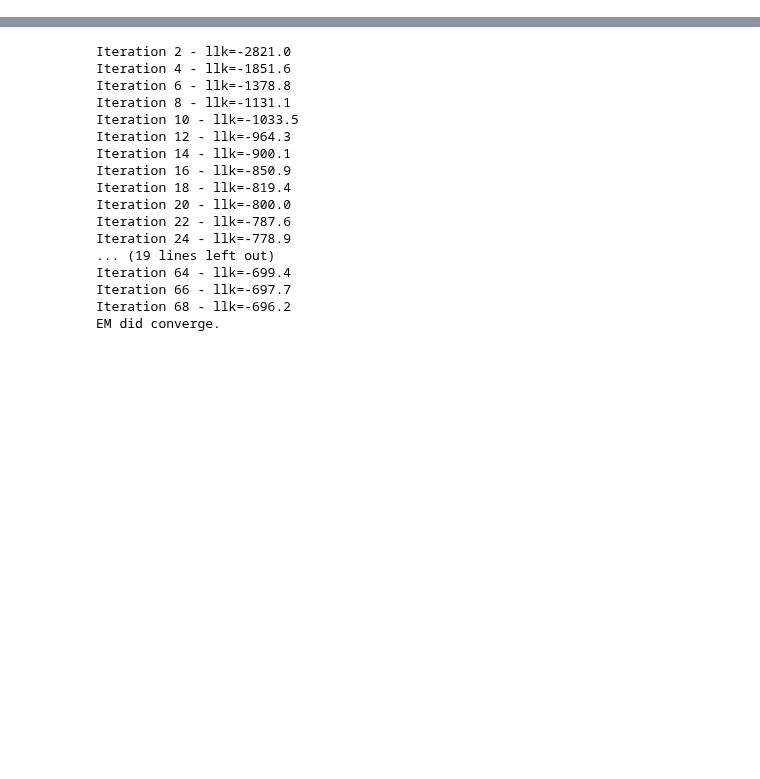
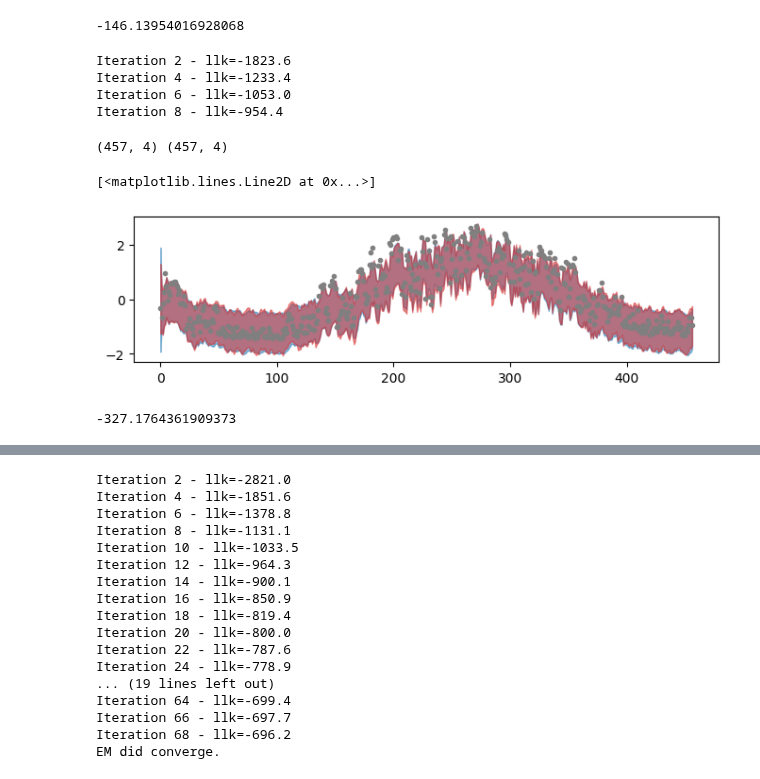
Before and after one commit to christiando/gaussian-toolbox, a Jupyter notebook: notebooks/heteroskedasticity/Fit Energy.ipynb, the cells around one changed output, grey strips where cells are left out. Saved outputs shown, nothing was run; the diff lists cells and outputs as text; code cells hidden in the pictures; blank space fills up the shorter version.

```diff
--- a/notebooks/heteroskedasticity/Fit Energy.ipynb
+++ b/notebooks/heteroskedasticity/Fit Energy.ipynb
@@ -74,7 +213,51 @@ def train_linear_hsk_SSM(x_tr, dz, du, init_w_pca=False, smooth_window=20):
+# %%
+ssm_em_lin.compute_predictive_log_likelihood(x_va, ignore_init_samples=10)
+# %% [output]
+-146.13954016928068
+# %%
+seed = 0
+reset_seeds(seed)
+dz, du = 4, 3
+x_tr, x_va, x_te, x_te_na, s_tr_x = load_energy_e1(train_ratio=.75)
+ssm_em_hsk = train_linear_hsk_SSM(x_tr, dz, du, init_w_pca=True)
+# %% [output]
+Iteration 2 - llk=-1823.6
+Iteration 4 - llk=-1233.4
+Iteration 6 - llk=-1053.0
+Iteration 8 - llk=-954.4
+# %%
+x_te_nan = numpy.copy(x_te)
+x_te_nan[:,0] = numpy.nan
+# %%
+hmm_pred_density = hmm.compute_predictive_density(x_te_nan)
+hsk_pred_density = ssm_em_hsk.compute_predictive_density(x_te_nan)
+lin_pred_density = ssm_em_lin.compute_predictive_density(x_te_nan)
+# %% [output]
+(457, 4) (457, 4)
+# %%
+hmm_lb, hmm_ub = hmm_pred_density.mu[:,0] - 1.68 * numpy.sqrt(hmm_pred_density.Sigma[:,0]), hmm_pred_density.mu[:,0] + 1.68 * numpy.sqrt(hmm_pred_density.Sigma[:,0])
+lin_lb, lin_ub = lin_pred_density.mu[:,0] - 1.68 * numpy.sqrt(lin_pred_density.Sigma[:,0,0]), lin_pred_density.mu[:,0] + 1.68 * numpy.sqrt(lin_pred_density.Sigma[:,0,0])
+hsk_lb, hsk_ub = hsk_pred_density.mu[:,0] - 1.68 * numpy.sqrt(hsk_pred_density.Sigma[:,0,0]), hsk_pred_density.mu[:,0] + 1.68 * numpy.sqrt(hsk_pred_density.Sigma[:,0,0])
+# %%
+pyplot.rcdefaults()
+fig = pyplot.figure(figsize=(8,2))
+ax1 = fig.add_subplot(111)
+#ax1.fill_between(range(hmm_lb.shape[0]), hmm_lb, hmm_ub, color='C2', alpha=.5)
+ax1.fill_between(range(lin_lb.shape[0]), lin_lb, lin_ub, color='C0', alpha=.5)
+ax1.fill_between(range(hsk_lb.shape[0]), hsk_lb, hsk_ub, color='C3', alpha=.5)
+ax1.plot(range(hmm_lb.shape[0]), x_te[:,0], color=[.5,.5,.5], marker='.', lw=0)
+# %% [output]
+[<matplotlib.lines.Line2D at 0x...>]
+[figure, added]
 # %%
 seed = 0
 reset_seeds(seed)
-x_tr, x_va, x_te, x_te_na, s_tr_x = load_energy_e1()
+p, q = 1, 1
+x_tr, x_va, x_te, x_te_na, s_tr_x = load_energy_e1(train_ratio=.75)
+arimax = train_arimax(x_tr, p, q)
+arimax.compute_predictive_log_likelihood(x_te)
+# %% [output]
+-327.1764361909373
 # %%
 smooth_window = 20
 dz, du = observation_models.recommend_dims(x_tr, smooth_window=20)
```
Also changed, not shown: parts of 8 cells of this notebook, 6 other files.
